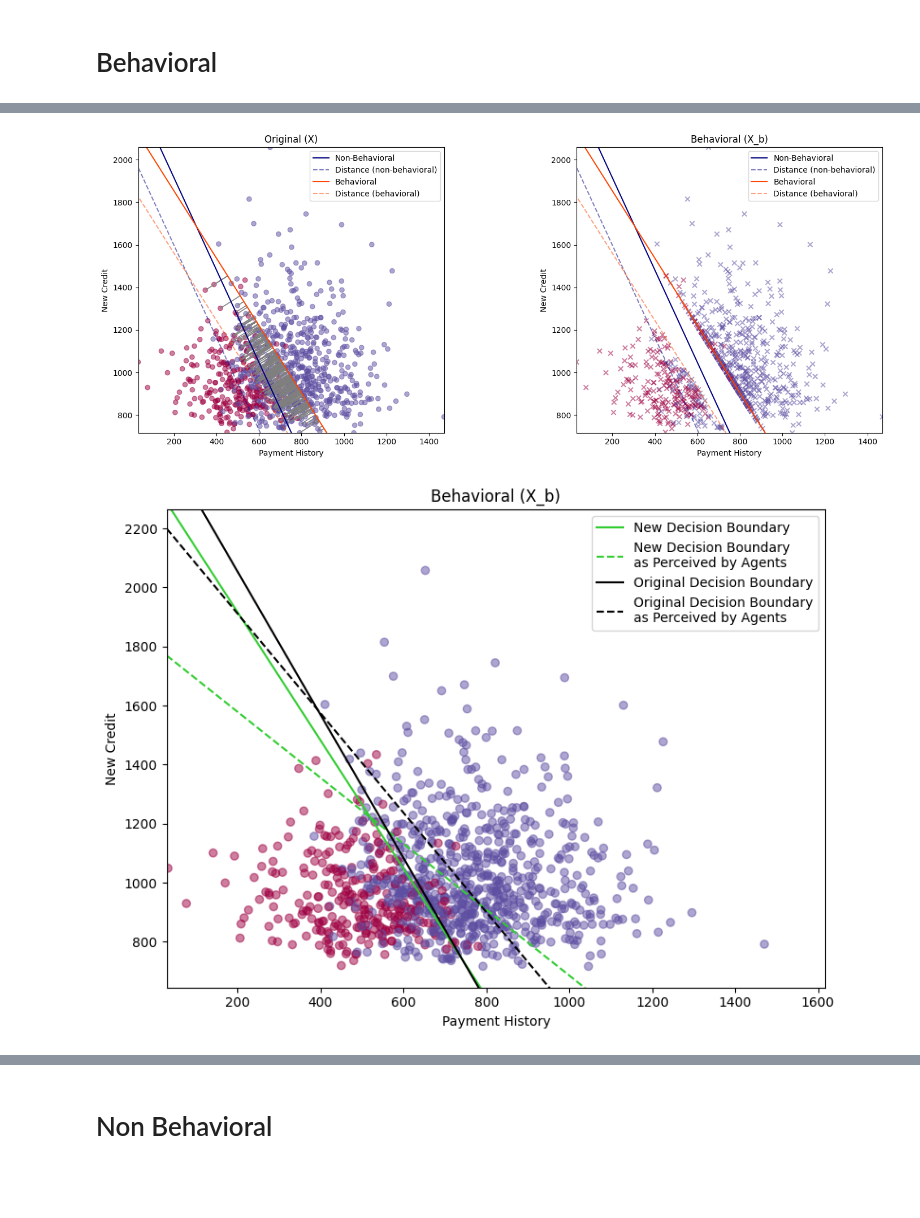
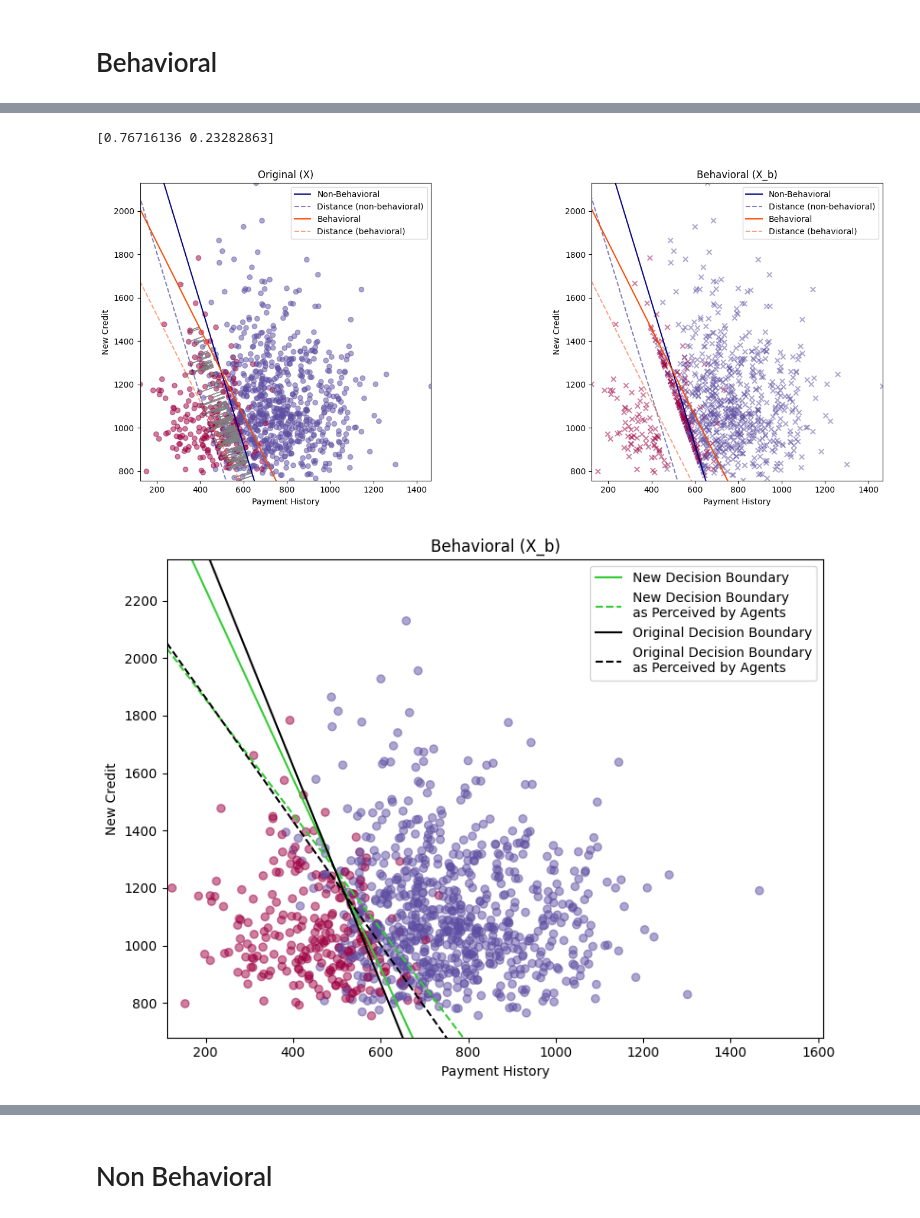
Before and after one commit to RamanEbrahimi/Research, a Jupyter notebook: Explainable AI/simulation.ipynb, the cells around one changed output, grey strips where cells are left out. Saved outputs shown, nothing was run; the diff lists cells and outputs as text; code cells hidden in the pictures; blank space fills up the shorter version.

```diff
--- a/Explainable AI/simulation.ipynb
+++ b/Explainable AI/simulation.ipynb
@@ -5,7 +5,7 @@ import matplotlib.pyplot as plt
 import cvxpy as cp
 # %%
 def generate_synthetic_fico_data(n=1000):
-    np.random.seed(42)  # For reproducibility
+    np.random.seed(421)  # For reproducibility
 
     # Simulate Payment History
     # A mix of positive and negative factors
@@ -25,7 +25,8 @@ def generate_synthetic_fico_data(n=1000):
 
     # Simulate New Credit
     # Recent credit activities lower the score
-    new_credit = 700 + np.random.gamma(3, 100, n)
+    new_credit = 700 + np.random.gamma(4, 100, n)
+    # new_credit = 850 - np.random.gamma(2, 100, n)
 
     # Combine into DataFrame
     data = {
@@ -546,7 +559,7 @@ def update_dataset(X, beta, threshold, B, gamma, mode='actual'):
 
     return X_updated
 
-iterations = 100
+iterations = 40
 B = 100
 gamma = 0.5
 
@@ -555,7 +568,7 @@ y_0 = fico_df['True Label']
 beta_vis, threshold_vis = logistic_regression_with_sum_constraint(X_0, y_0)
 
 for i in range(iterations):
-    X_b_updates = X.copy()
+    X_b_updates = X_0.copy()
 
     X_b_updates = update_dataset(X_0, beta_vis, threshold_vis, B, gamma, mode='perceived')
     beta_new, threshold_new = logistic_regression_with_sum_constraint(X_b_updates, y_0)
@@ -619,37 +643,41 @@ Firm's payoff: 539
+# %%
+print(beta_vis)
+# %% [output]
+[0.76716136 0.23282863]
 # %%
 # plot with create_side_by_side_plots_with_arrows(dataset1, dataset2, labels, title1, title2, feature1=feature1, feature2=feature2, mode='NB')
-create_side_by_side_plots_with_arrows(X_0, X_b_updates, y_0, 'Original (X)', 'Behavioral (X_b)', beta_vis, threshold_vis, B, gamma, mode='B')
+create_side_by_side_plots_with_arrows(X_0, X_b_updates, y_0, 'Original (X)', 'Behavioral (X_b)', beta_vis, threshold_vis, B, gamma=gamma, mode='B')
 
 
 # plot the line separating the new decision boundary on X_b_updates
 fig, ax = plt.subplots(figsize=(8, 6))
 ax.scatter(X_0[feature1], X_0[feature2], c=y_0, cmap='Spectral', alpha=0.5)
 ax.set_xlabel(feature1)
 ax.set_ylabel(feature2)
 ax.set_title('Behavioral (X_b)')
 
 y_min = min(X_0[feature2])
 y_max = max(X_0[feature2])
 x_min = min(X_0[feature1])
 x_max = max(X_0[feature1])
 ax.set_ylim(0.9*y_min, 1.1*y_max)
 ax.set_xlim(0.9*x_min, 1.1*x_max)
 
 x_vals = np.array(ax.get_xlim())
 y_vals_b = -(threshold_vis + beta_vis[0] * x_vals) / beta_vis[1]
-y_vals_og = -(threshold_vis + beta_vis_0[0] * x_vals) / beta_vis_0[1]
+y_vals_og = -(threshold_vis_0 + beta_vis_0[0] * x_vals) / beta_vis_0[1]
 y_vals_b_perc = -(threshold_vis + perceived_weights_vis_b[0] * x_vals) / perceived_weights_vis_b[1]
-y_vals_og_perc = -(threshold_vis + perceived_weights_vis_0[0] * x_vals) / perceived_weights_vis_0[1]
+y_vals_og_perc = -(threshold_vis_0 + perceived_weights_vis_0[0] * x_vals) / perceived_weights_vis_0[1]
 ax.plot(x_vals, y_vals_b, color='limegreen', label='New Decision Boundary')
 ax.plot(x_vals, y_vals_b_perc, '--', color='limegreen', label='New Decision Boundary\nas Perceived by Agents')
 ax.plot(x_vals, y_vals_og, color='k', label='Original Decision Boundary')
 ax.plot(x_vals, y_vals_og_perc, '--', color='k', label='Original Decision Boundary\nas Perceived by Agents')
 ax.legend()
 plt.tight_layout()
 plt.show()
 # %% [output]
-[figure, old version]
+[figure, new version]
-[figure, old version]
+[figure, new version]
 # %%
 # plot the line separating the new decision boundary on X_b_updates
 fig, ax = plt.subplots(figsize=(8, 6))
```
Also changed, not shown: parts of 12 cells of this notebook, 9 other files.
